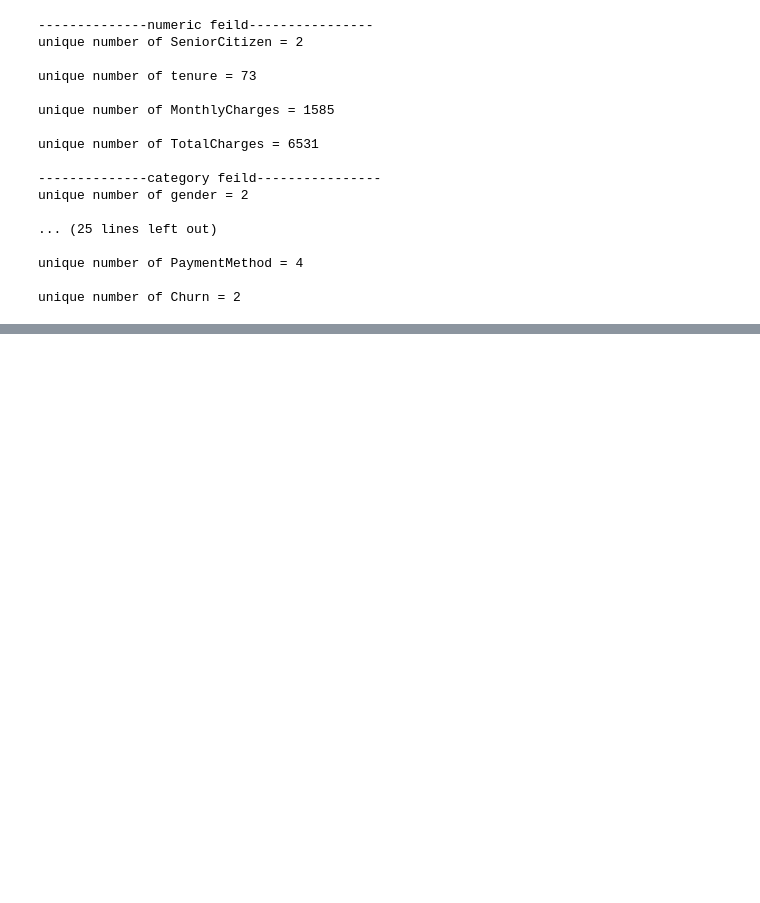
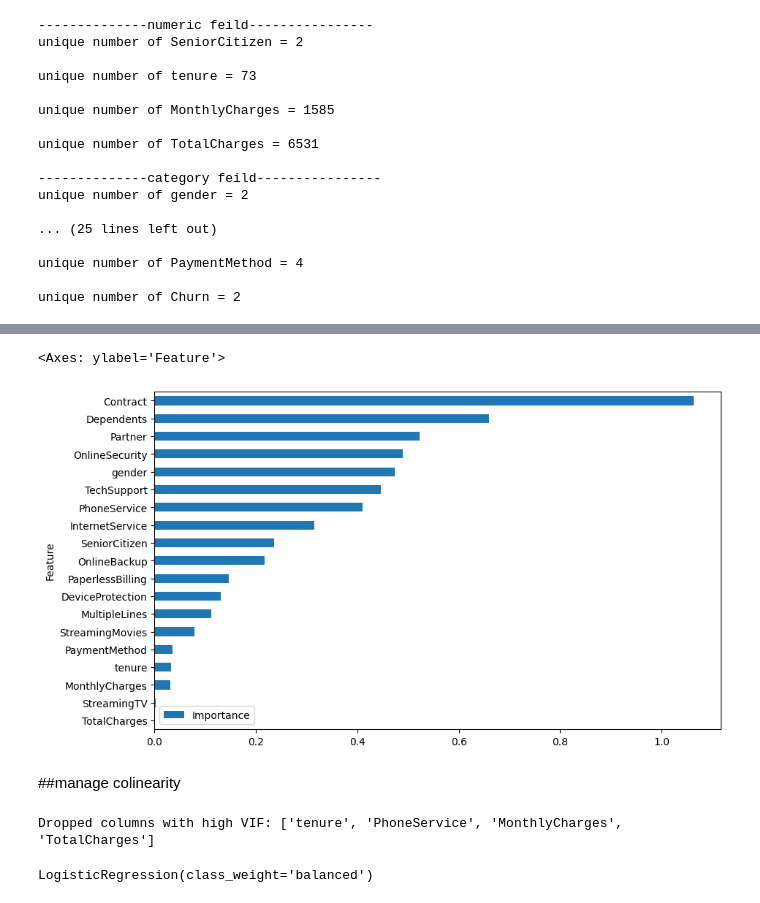
Before and after one commit to Modnarudom/modProject, a Jupyter notebook: churn.ipynb, the cells around one changed output, grey strips where cells are left out. Cells and saved outputs as stored; diff of their text form; code cells hidden in the pictures; blank space fills up the shorter version.

```diff
--- a/churn.ipynb
+++ b/churn.ipynb
@@ -208,0 +278,8 @@ unique number of Churn = 2
+# %%
+# Label Encoding refers to converting the labels into a numeric form.
+label = LabelEncoder()
+df1 = data.copy()
+df1[categorical] = df1[categorical].apply(label.fit_transform)
+y = df1[['Churn']].apply(label.fit_transform)
+
+df1.drop(columns=['Churn'], axis =1 ,inplace = True)
@@ -208,0 +390,32 @@ unique number of Churn = 2
+# %%
+coefficients = model.coef_[0]
+
+feature_importance = pd.DataFrame({'Feature': X_resampled.columns, 'Importance': np.abs(coefficients)})
+feature_importance = feature_importance.sort_values('Importance', ascending=True)
+feature_importance.plot(x='Feature', y='Importance', kind='barh', figsize=(10, 6))
+# %% [output]
+<Axes: ylabel='Feature'>
+[figure, added]
+# %% [markdown]
+##manage colinearity
+# %%
+high_vif_columns = vif_data[vif_data['VIF'] > 10]['feature']
+
+# Drop the columns with high VIF from the training set (X_train)
+X_train = X_train.drop(columns=high_vif_columns)
+
+# Drop the same columns from the test set (X_test)
+X_test = X_test.drop(columns=high_vif_columns)
+
+# Print the columns that were dropped
+print(f"Dropped columns with high VIF: {list(high_vif_columns)}")
+smote = SMOTE(sampling_strategy='auto', random_state=42)
+X_resampled, y_resampled = smote.fit_resample(X_train, y_train)
+# %% [output]
+Dropped columns with high VIF: ['tenure', 'PhoneService', 'MonthlyCharges', 'TotalCharges']
+# %%
+# Create and train a logistic regression model
+model = LogisticRegression(class_weight='balanced')
+model.fit(X_resampled, y_resampled)
+# %% [output]
+LogisticRegression(class_weight='balanced')
```
Also changed, not shown: parts of 21 cells of this notebook.
